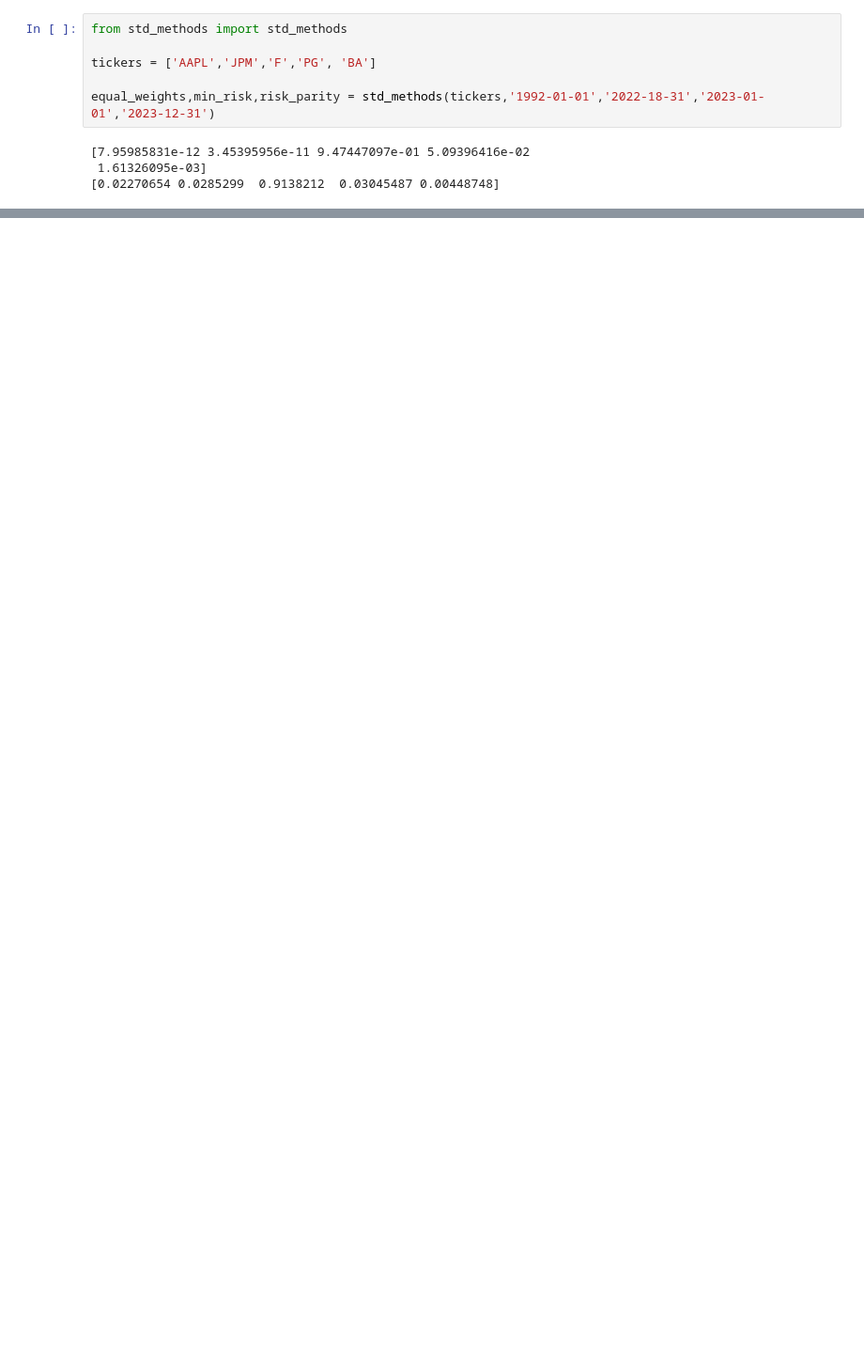
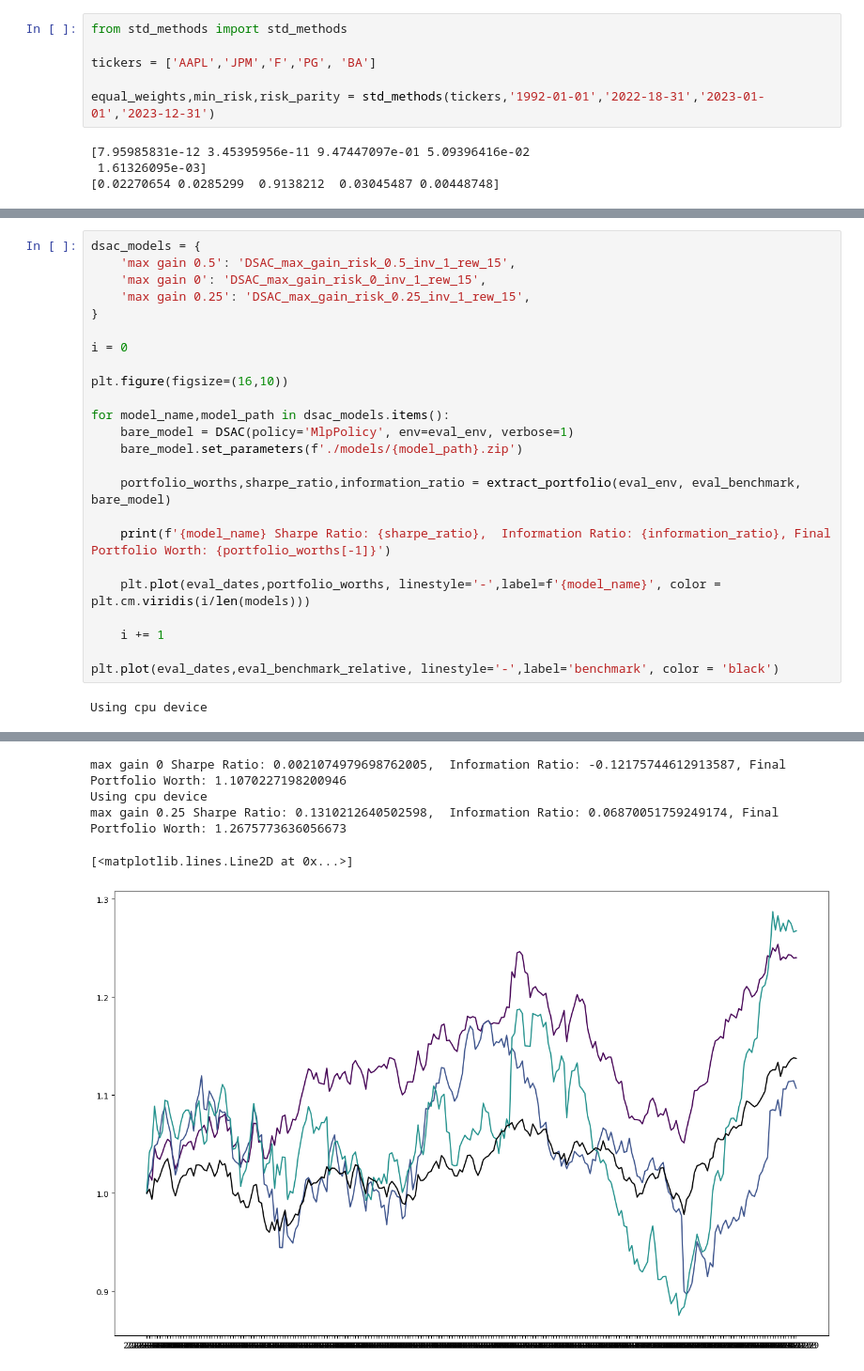
Before and after one commit to sohamviradiya/satan, a Jupyter notebook: evaluate.ipynb, the cells around one changed output, grey strips where cells are left out. Shown: that part at 94% size. Saved outputs shown, nothing was run; the diff lists cells and outputs as text; blank space fills up the shorter version.

```diff
--- a/evaluate.ipynb
+++ b/evaluate.ipynb
@@ -87,0 +83,26 @@ max gain 1 Sharpe Ratio: 0.2643329185643364,  Information Ratio: 0.1578287286242
+# %%
+dsac_models = {
+    'max gain 0.5': 'DSAC_max_gain_risk_0.5_inv_1_rew_15',
+    'max gain 0': 'DSAC_max_gain_risk_0_inv_1_rew_15',
+    'max gain 0.25': 'DSAC_max_gain_risk_0.25_inv_1_rew_15',
+}
+
+i = 0
+
+plt.figure(figsize=(16,10))
+
+for model_name,model_path in dsac_models.items():
+    bare_model = DSAC(policy='MlpPolicy', env=eval_env, verbose=1)
+    bare_model.set_parameters(f'./models/{model_path}.zip')
+
+    portfolio_worths,sharpe_ratio,information_ratio = extract_portfolio(eval_env, eval_benchmark, bare_model)
+
+    print(f'{model_name} Sharpe Ratio: {sharpe_ratio},  Information Ratio: {information_ratio}, Final Portfolio Worth: {portfolio_worths[-1]}')
+
+    plt.plot(eval_dates,portfolio_worths, linestyle='-',label=f'{model_name}', color = plt.cm.viridis(i/len(models)))
+
+    i += 1
+
+plt.plot(eval_dates,eval_benchmark_relative, linestyle='-',label='benchmark', color = 'black')
+# %% [output]
+Using cpu device
@@ -87,0 +111,5 @@ max gain 1 Sharpe Ratio: 0.2643329185643364,  Information Ratio: 0.1578287286242
+max gain 0 Sharpe Ratio: 0.0021074979698762005,  Information Ratio: -0.12175744612913587, Final Portfolio Worth: 1.1070227198200946
+Using cpu device
+max gain 0.25 Sharpe Ratio: 0.1310212640502598,  Information Ratio: 0.06870051759249174, Final Portfolio Worth: 1.2675773636056673
+[<matplotlib.lines.Line2D at 0x...>]
+[figure, added]
```
Also changed, not shown: parts of 3 cells of this notebook.
